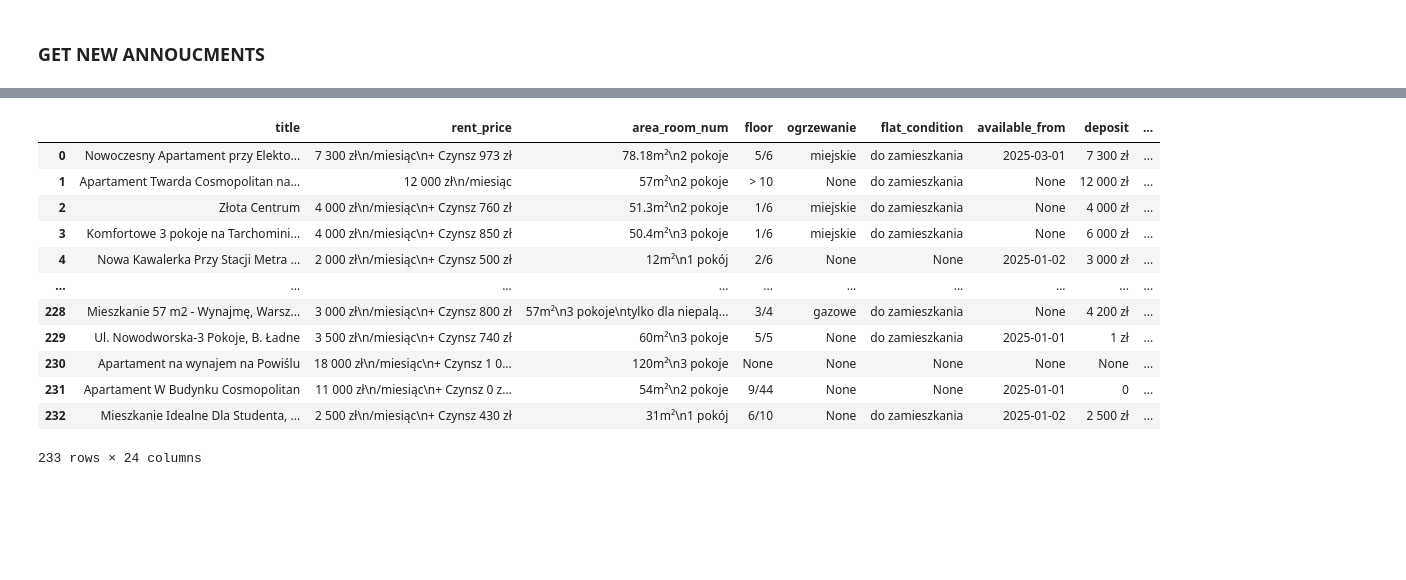
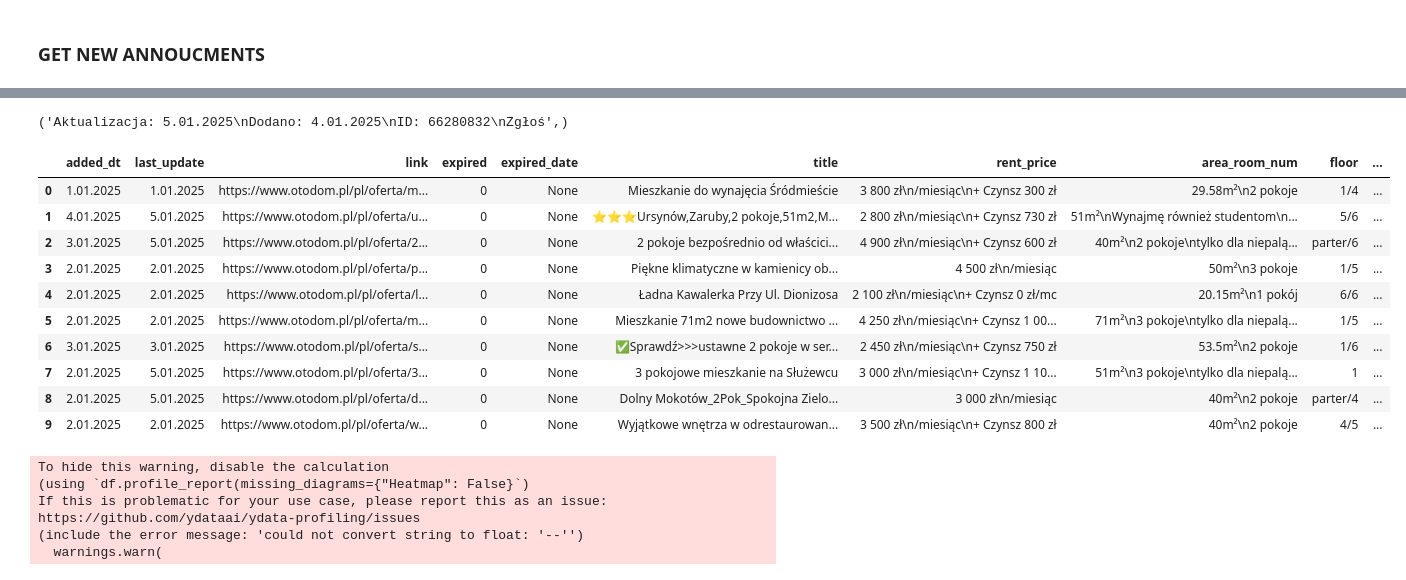
Before and after one commit to KacperSokolowski/MA, a Jupyter notebook: scraper fix 2.ipynb, the cells around one changed output, grey strips where cells are left out. Drawn from its saved outputs; the diff is of its cells as text; code cells hidden in the pictures; blank space fills up the shorter version.

Commit message:
Add new data

```diff
--- a/scraper fix 2.ipynb
+++ b/scraper fix 2.ipynb
@@ -240,5 +305,5 @@ get_links_titles(url)
 # %%
-df = pd.read_csv('data_raw/available_ads_2025_01_02.csv')
+df = pd.read_csv('data_raw/available_ads_2025_01_04.csv')
 path = f'data_processed/main.csv'
 main = pd.read_csv(path)
 # %%
@@ -249,17 +314,14 @@ scrape_otodom_announcements(
     driver = driver,
     announcements_links = links,
     sleep_length = 2)
-# %% [output]
-|  | title | rent_price | area_room_num | floor | ogrzewanie | flat_condition | available_from | deposit | ... |
-| 0 | Nowoczesny Apartament przy Elekto... | 7 300 zł\n/miesiąc\n+ Czynsz 973 zł | 78.18m²\n2 pokoje | 5/6 | miejskie | do zamieszkania | 2025-03-01 | 7 300 zł | ... |
-| 1 | Apartament Twarda Cosmopolitan na... | 12 000 zł\n/miesiąc | 57m²\n2 pokoje | > 10 | None | do zamieszkania | None | 12 000 zł | ... |
-| 2 | Złota Centrum | 4 000 zł\n/miesiąc\n+ Czynsz 760 zł | 51.3m²\n2 pokoje | 1/6 | miejskie | do zamieszkania | None | 4 000 zł | ... |
-| 3 | Komfortowe 3 pokoje na Tarchomini... | 4 000 zł\n/miesiąc\n+ Czynsz 850 zł | 50.4m²\n3 pokoje | 1/6 | miejskie | do zamieszkania | None | 6 000 zł | ... |
-| 4 | Nowa Kawalerka Przy Stacji Metra ... | 2 000 zł\n/miesiąc\n+ Czynsz 500 zł | 12m²\n1 pokój | 2/6 | None | None | 2025-01-02 | 3 000 zł | ... |
-| ... | ... | ... | ... | ... | ... | ... | ... | ... | ... |
-| 228 | Mieszkanie 57 m2 - Wynajmę, Warsz... | 3 000 zł\n/miesiąc\n+ Czynsz 800 zł | 57m²\n3 pokoje\ntylko dla niepalą... | 3/4 | gazowe | do zamieszkania | None | 4 200 zł | ... |
-| 229 | Ul. Nowodworska-3 Pokoje, B. Ładne | 3 500 zł\n/miesiąc\n+ Czynsz 740 zł | 60m²\n3 pokoje | 5/5 | None | do zamieszkania | 2025-01-01 | 1 zł | ... |
-| 230 | Apartament na wynajem na Powiślu | 18 000 zł\n/miesiąc\n+ Czynsz 1 0... | 120m²\n3 pokoje | None | None | None | None | None | ... |
-| 231 | Apartament W Budynku Cosmopolitan | 11 000 zł\n/miesiąc\n+ Czynsz 0 z... | 54m²\n2 pokoje | 9/44 | None | None | 2025-01-01 | 0 | ... |
-| 232 | Mieszkanie Idealne Dla Studenta, ... | 2 500 zł\n/miesiąc\n+ Czynsz 430 zł | 31m²\n1 pokój | 6/10 | None | do zamieszkania | 2025-01-02 | 2 500 zł | ... |
-233 rows × 24 columns
+# %%
+### test
+from datakit import *
+
+driver = initialize_otodom_scraper(2)
+links = list(set(df.link))[0:10]
+
+df = scrape_otodom_announcements(
+    driver = driver,
+    announcements_links = links,
+    sleep_length = 2)
@@ -265,0 +333,18 @@ scrape_otodom_announcements(
+# %%
+df.iloc[0,21]
+# %% [output]
+('Aktualizacja: 5.01.2025\nDodano: 4.01.2025\nID: 66280832\nZgłoś',)
+# %%
+process_data(df)
+# %% [output]
+|  | added_dt | last_update | link | expired | expired_date | title | rent_price | area_room_num | floor | ... |
+| 0 | 1.01.2025 | 1.01.2025 | https://www.otodom.pl/pl/oferta/m... | 0 | None | Mieszkanie do wynajęcia Śródmieście | 3 800 zł\n/miesiąc\n+ Czynsz 300 zł | 29.58m²\n2 pokoje | 1/4 | ... |
+| 1 | 4.01.2025 | 5.01.2025 | https://www.otodom.pl/pl/oferta/u... | 0 | None | ⭐⭐⭐Ursynów,Zaruby,2 pokoje,51m2,M... | 2 800 zł\n/miesiąc\n+ Czynsz 730 zł | 51m²\nWynajmę również studentom\n... | 5/6 | ... |
+| 2 | 3.01.2025 | 5.01.2025 | https://www.otodom.pl/pl/oferta/2... | 0 | None | 2 pokoje bezpośrednio od właścici... | 4 900 zł\n/miesiąc\n+ Czynsz 600 zł | 40m²\n2 pokoje\ntylko dla niepalą... | parter/6 | ... |
+| 3 | 2.01.2025 | 2.01.2025 | https://www.otodom.pl/pl/oferta/p... | 0 | None | Piękne klimatyczne w kamienicy ob... | 4 500 zł\n/miesiąc | 50m²\n3 pokoje | 1/5 | ... |
+| 4 | 2.01.2025 | 2.01.2025 | https://www.otodom.pl/pl/oferta/l... | 0 | None | Ładna Kawalerka Przy Ul. Dionizosa | 2 100 zł\n/miesiąc\n+ Czynsz 0 zł/mc | 20.15m²\n1 pokój | 6/6 | ... |
+| 5 | 2.01.2025 | 2.01.2025 | https://www.otodom.pl/pl/oferta/m... | 0 | None | Mieszkanie 71m2 nowe budownictwo ... | 4 250 zł\n/miesiąc\n+ Czynsz 1 00... | 71m²\n3 pokoje\ntylko dla niepalą... | 1/5 | ... |
+| 6 | 3.01.2025 | 3.01.2025 | https://www.otodom.pl/pl/oferta/s... | 0 | None | ✅Sprawdź>>>ustawne 2 pokoje w ser... | 2 450 zł\n/miesiąc\n+ Czynsz 750 zł | 53.5m²\n2 pokoje | 1/6 | ... |
+| 7 | 2.01.2025 | 5.01.2025 | https://www.otodom.pl/pl/oferta/3... | 0 | None | 3 pokojowe mieszkanie na Służewcu | 3 000 zł\n/miesiąc\n+ Czynsz 1 10... | 51m²\n3 pokoje\ntylko dla niepalą... | 1 | ... |
+| 8 | 2.01.2025 | 5.01.2025 | https://www.otodom.pl/pl/oferta/d... | 0 | None | Dolny Mokotów_2Pok_Spokojna Zielo... | 3 000 zł\n/miesiąc | 40m²\n2 pokoje | parter/4 | ... |
+| 9 | 2.01.2025 | 2.01.2025 | https://www.otodom.pl/pl/oferta/w... | 0 | None | Wyjątkowe wnętrza w odrestaurowan... | 3 500 zł\n/miesiąc\n+ Czynsz 800 zł | 40m²\n2 pokoje | 4/5 | ... |
@@ -265,0 +357,10 @@ scrape_otodom_announcements(
+# %%
+profile = ProfileReport(df, title="Data Profiling Report")
+profile.to_file("report.html")
+# %% [output]
+To hide this warning, disable the calculation
+(using `df.profile_report(missing_diagrams={"Heatmap": False}`)
+If this is problematic for your use case, please report this as an issue:
+https://github.com/ydataai/ydata-profiling/issues
+(include the error message: 'could not convert string to float: '--'')
+  warnings.warn(
```
Also changed, not shown: parts of 19 cells of this notebook, 55 other files.
